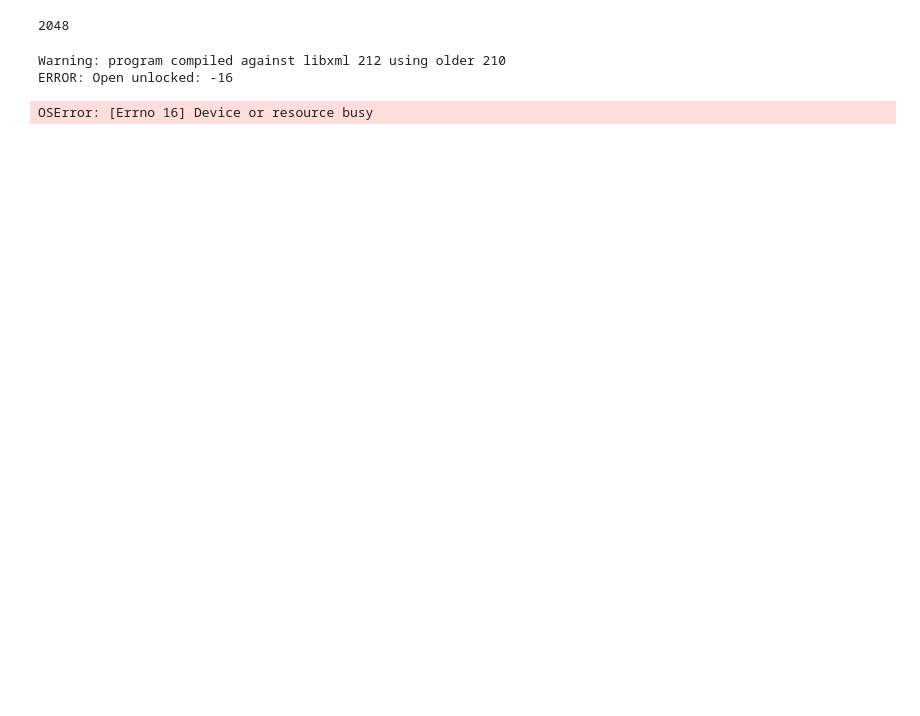
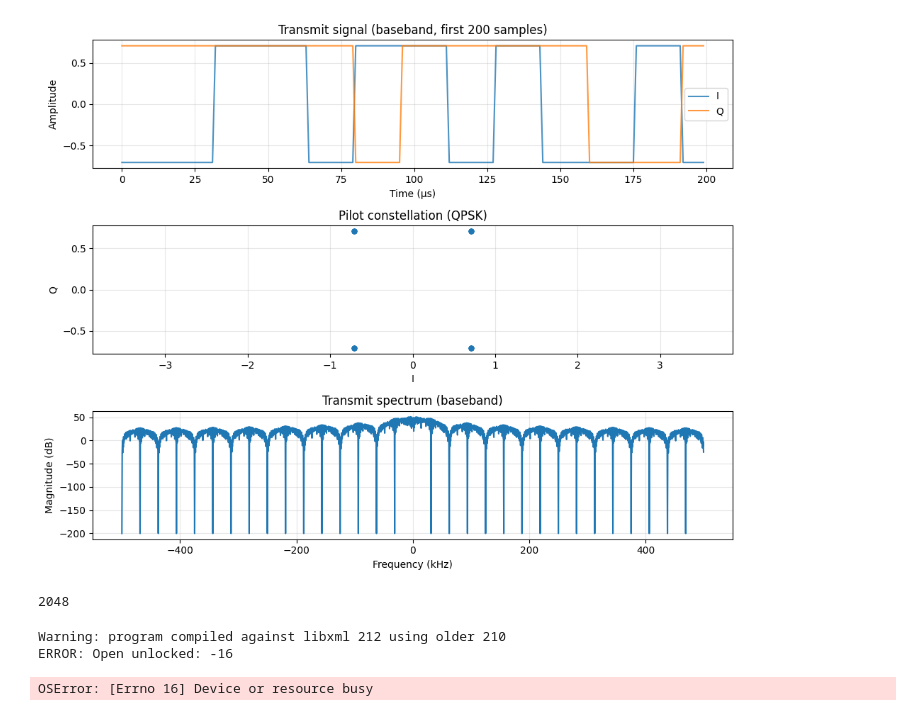
Before and after one commit to upv/Pavel-s_SDR, a Jupyter notebook: 2rx_transmit.ipynb, the cells around one changed output. Saved outputs shown, nothing was run; the diff lists cells and outputs as text; code cells hidden in the pictures; blank space fills up the shorter version.

```diff
--- a/2rx_transmit.ipynb
+++ b/2rx_transmit.ipynb
@@ -70,3 +68,27 @@ samples_full[1, :] = samples
 
 # Start cyclic transmission of pilot (receiver correlates with pilot_symbols to estimate channel)
 sdr.tx(samples_full)
+# %%
+# Plot transmitting signal (pilot waveform) — run after pilot cell
+fig, axes = plt.subplots(3, 1, figsize=(10, 8))
+
+n_show = min(200, len(pilot_samples))
+t_us = np.arange(n_show) / sample_rate * 1e6
+axes[0].plot(t_us, np.real(pilot_samples[:n_show]), label='I', alpha=0.8)
+axes[0].plot(t_us, np.imag(pilot_samples[:n_show]), label='Q', alpha=0.8)
+axes[0].set_xlabel('Time (µs)'); axes[0].set_ylabel('Amplitude'); axes[0].legend(); axes[0].set_title('Transmit signal (baseband, first 200 samples)')
+axes[0].grid(True, alpha=0.3)
+
+axes[1].scatter(np.real(pilot_symbols), np.imag(pilot_symbols), alpha=0.6, s=20)
+axes[1].set_xlabel('I'); axes[1].set_ylabel('Q'); axes[1].set_title('Pilot constellation (QPSK)'); axes[1].axis('equal'); axes[1].grid(True, alpha=0.3)
+
+N = len(pilot_samples)
+spectrum = np.fft.fftshift(np.fft.fft(pilot_samples))
+f_axis = np.fft.fftshift(np.fft.fftfreq(N, 1 / sample_rate)) / 1e3
+axes[2].plot(f_axis, 20 * np.log10(np.abs(spectrum) + 1e-10))
+axes[2].set_xlabel('Frequency (kHz)'); axes[2].set_ylabel('Magnitude (dB)'); axes[2].set_title('Transmit spectrum (baseband)')
+axes[2].grid(True, alpha=0.3)
+
+plt.tight_layout(); plt.show()
+# %% [output]
+[figure, added]
```
Also changed, not shown: parts of 3 cells of this notebook, 14 other files.
